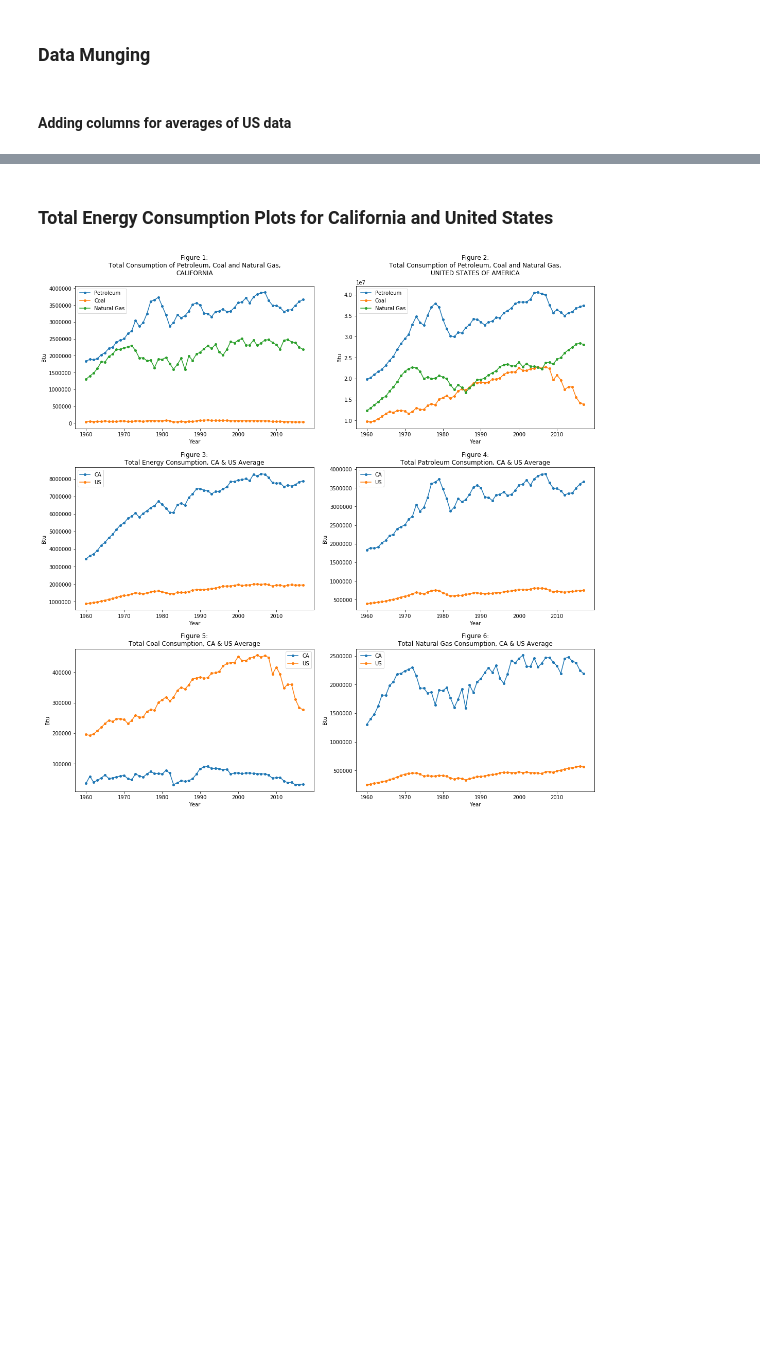
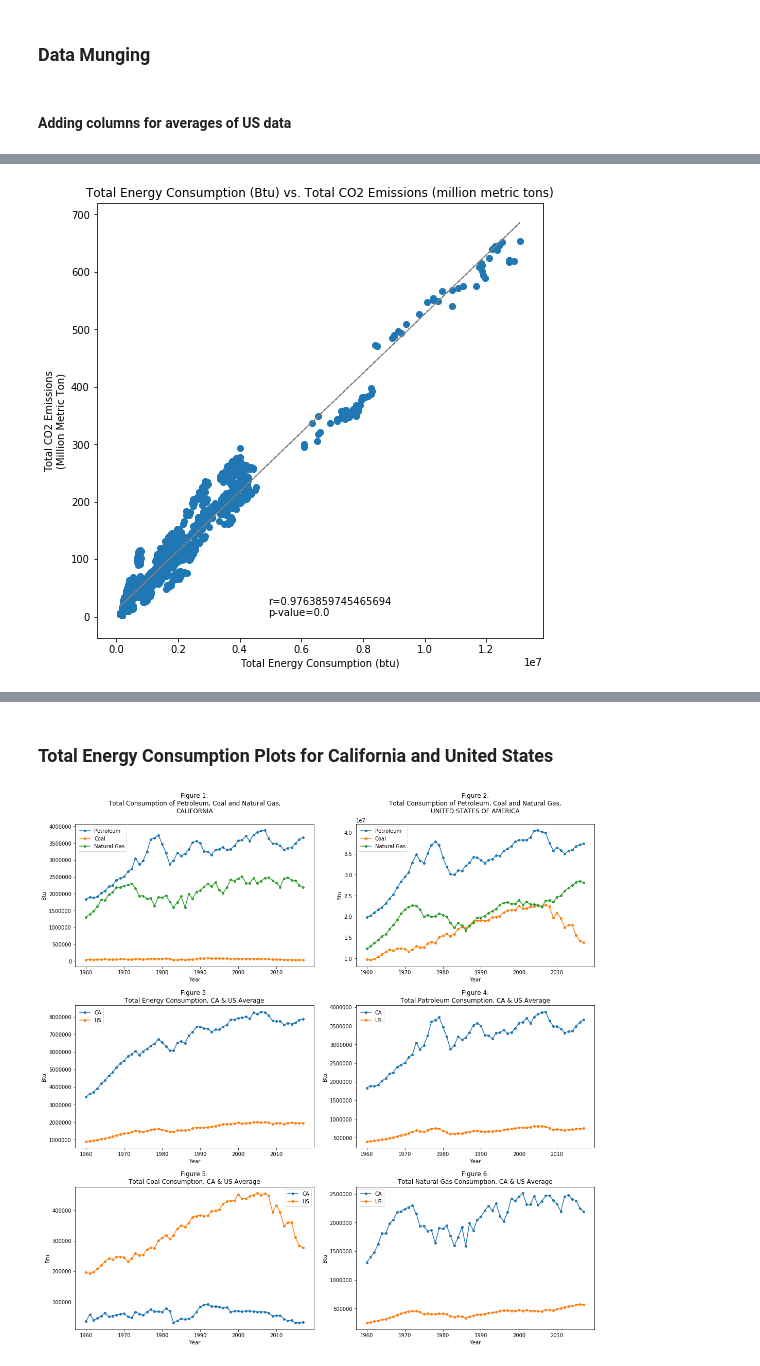
Before and after one commit to david-kishi/US_Energy_Consumption_Analysis, a Jupyter notebook: Analysis/Energy Consumption and CO2 Emission Analysis.ipynb, the cells around one changed output, grey strips where cells are left out. Cells and saved outputs as stored; diff of their text form; code cells hidden in the pictures; blank space fills up the shorter version.

```diff
--- a/Analysis/Energy Consumption and CO2 Emission Analysis.ipynb
+++ b/Analysis/Energy Consumption and CO2 Emission Analysis.ipynb
@@ -57,0 +171,33 @@ CO2_EMISS_US_df['US_NG_CO2_AVG'] = CO2_EMISS_US_df['US Natural Gas CO2 Emissions
+# %%
+TEC_vs_CO2_STATES = CO2_EMISS_TO_STATES_df.copy()
+TEC_vs_CO2_STATES = TEC_vs_CO2_STATES.merge(TETCB_STATES_df, how='left', on='Year',suffixes=('_CO2','_TETC'))
+TEC_vs_CO2_STATES.head()
+
+# Combined
+TEC_list = []
+CO2_list = []
+for state in states:
+    TEC_list = TEC_list + list(TEC_vs_CO2_STATES[state+'_TETC'])
+    CO2_list = CO2_list + list(TEC_vs_CO2_STATES[state+'_CO2'])
+TEC_vs_CO2_COMBINED = pd.DataFrame(data={'TEC':TEC_list,'CO2':CO2_list})
+# %%
+plt.figure(figsize=(8,8))
+
+# Line of Best Fit
+slope, intercept, r_value, p_value, std_err = stats.linregress(TEC_vs_CO2_COMBINED.TEC, TEC_vs_CO2_COMBINED.CO2)
+line = slope*TEC_vs_CO2_COMBINED.TEC+intercept
+plt.plot(TEC_vs_CO2_COMBINED.TEC, line, c='grey', linestyle='--', linewidth=1)
+
+# Scatter
+plt.scatter(TEC_vs_CO2_COMBINED.TEC, TEC_vs_CO2_COMBINED.CO2)
+
+plt.title("Total Energy Consumption (Btu) vs. Total CO2 Emissions (million metric tons)")
+plt.xlabel("Total Energy Consumption (btu)")
+plt.ylabel("Total CO2 Emissions\n(Million Metric Ton)")
+
+# Annotate r-value
+plt.annotate(f"r={r_value}\np-value={p_value}", (230,60), xycoords='figure points')
+
+plt.show()
+# %% [output]
+[figure, added]
```
Also changed, not shown: parts of 21 cells of this notebook, 9 other files.
